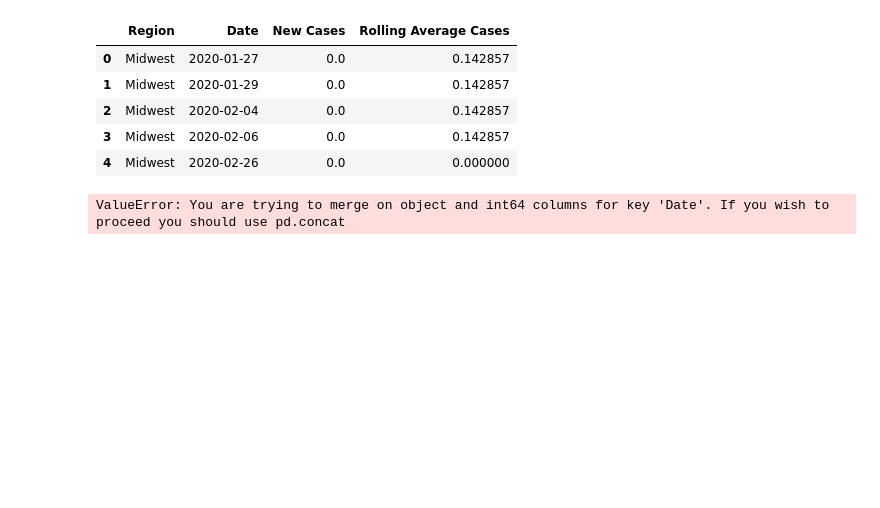
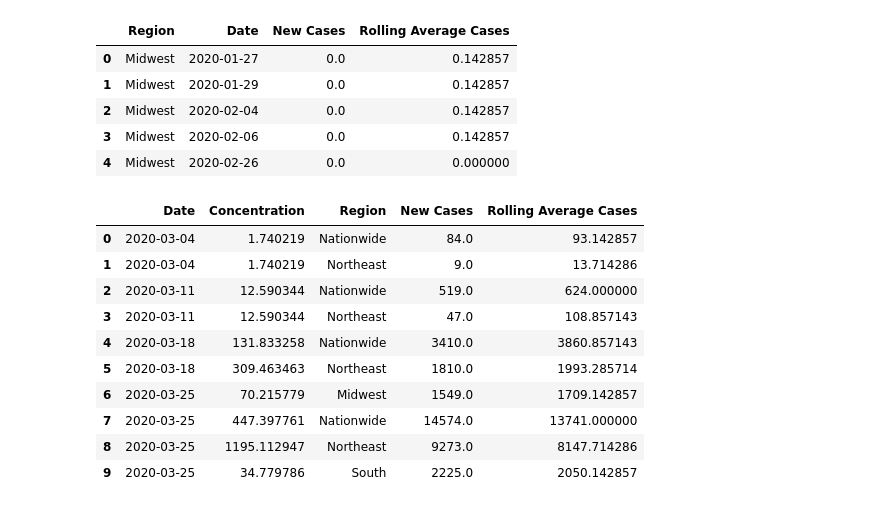
Before and after one commit to hsi-eredman/project_1, a Jupyter notebook: main.ipynb, the cells around one changed output. Cells and saved outputs as stored; diff of their text form; code cells hidden in the pictures; blank space fills up the shorter version.

Commit message:
changed date to datetime format. added merg for the 4 data sets.

```diff
--- a/main.ipynb
+++ b/main.ipynb
@@ -10,6 +10,10 @@ df_wastewater_county = pd.read_csv('resources\wastewater_by_county.csv', parse_d
 df_wastewater_region = pd.read_csv('resources\wastewater_by_region.csv', parse_dates = True)
 df_cases_county = pd.read_csv('resources\cases_by_county.csv', parse_dates = True)
 df_cases_region = pd.read_csv('resources\cases_by_region.csv', parse_dates = True)
+df_wastewater_county['sampling_week'] = pd.to_datetime(df_wastewater_county['sampling_week'])
+df_wastewater_region['sampling_week'] = pd.to_datetime(df_wastewater_region['sampling_week'])
+df_cases_county['date'] = pd.to_datetime(df_cases_county['date'])
+df_cases_region['date'] = pd.to_datetime(df_cases_region['date'])
 display(df_wastewater_county.head())
 display(df_wastewater_region.head())
 display(df_cases_county.head())
@@ -195,13 +205,18 @@ display(df_cases_region.head())
 | 2 | Midwest | 2020-02-04 | 0.0 | 0.142857 |
 | 3 | Midwest | 2020-02-06 | 0.0 | 0.142857 |
 | 4 | Midwest | 2020-02-26 | 0.0 | 0.000000 |
-# %%
-#df_county = pd.concat([df_wastewater_county, df_cases_county])
-df_county = df_wastewater_county.join(df_cases_county, on= ['Date'])
-#df_county = pd.merge(df_wastewater_county, df_cases_county, on=['Date', 'County Name'])
-df_county.head()
-# test = df_county.groupby(by= ['Date', 'County Name'], axis= 1)
-# test.head()
-#df_county.plot()
-# %% [output]
-ValueError: You are trying to merge on object and int64 columns for key 'Date'. If you wish to proceed you should use pd.concat
+# %%
+df_county = pd.merge(df_wastewater_county, df_cases_county, on=['Date', 'County Name'])
+df_region = pd.merge(df_wastewater_region, df_cases_region, on=['Date', 'Region'])
+# %% [output]
+|  | Date | Concentration | Region | New Cases | Rolling Average Cases |
+| 0 | 2020-03-04 | 1.740219 | Nationwide | 84.0 | 93.142857 |
+| 1 | 2020-03-04 | 1.740219 | Northeast | 9.0 | 13.714286 |
+| 2 | 2020-03-11 | 12.590344 | Nationwide | 519.0 | 624.000000 |
+| 3 | 2020-03-11 | 12.590344 | Northeast | 47.0 | 108.857143 |
+| 4 | 2020-03-18 | 131.833258 | Nationwide | 3410.0 | 3860.857143 |
+| 5 | 2020-03-18 | 309.463463 | Northeast | 1810.0 | 1993.285714 |
+| 6 | 2020-03-25 | 70.215779 | Midwest | 1549.0 | 1709.142857 |
+| 7 | 2020-03-25 | 447.397761 | Nationwide | 14574.0 | 13741.000000 |
+| 8 | 2020-03-25 | 1195.112947 | Northeast | 9273.0 | 8147.714286 |
+| 9 | 2020-03-25 | 34.779786 | South | 2225.0 | 2050.142857 |
```
Also changed, not shown: parts of 2 cells of this notebook.
